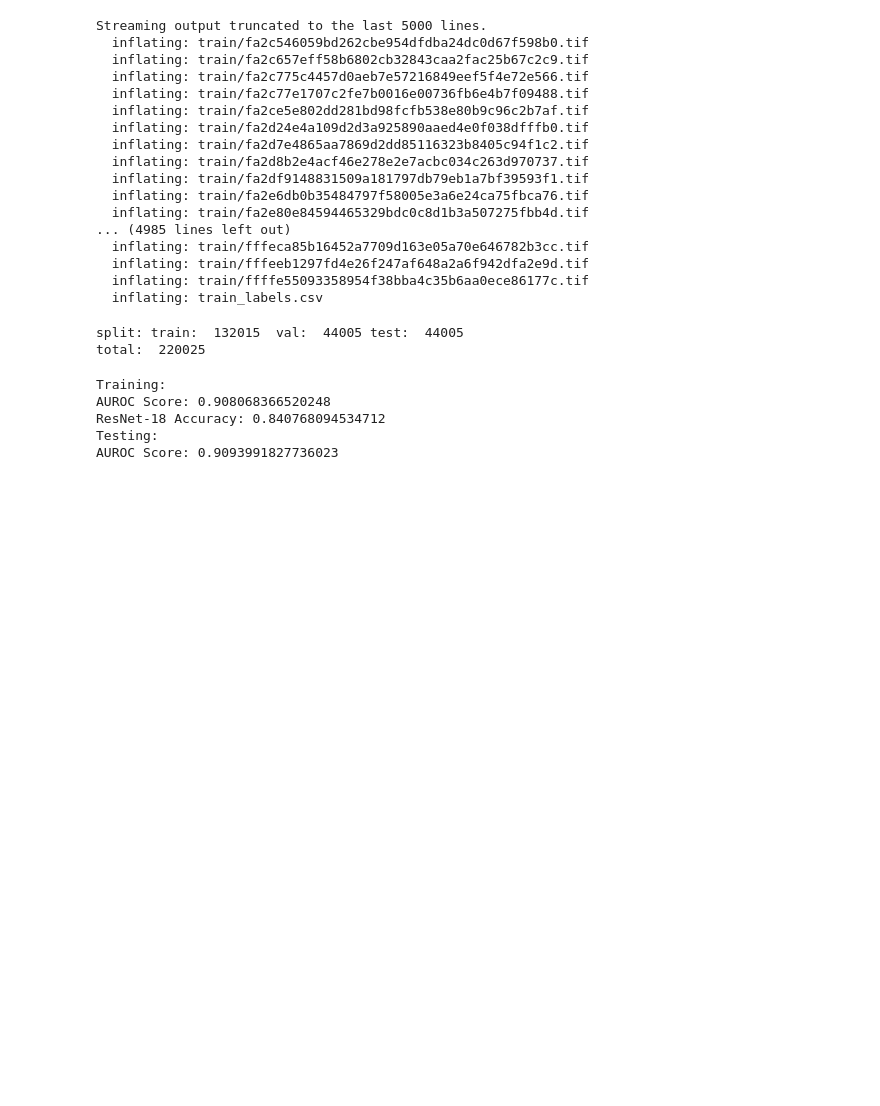
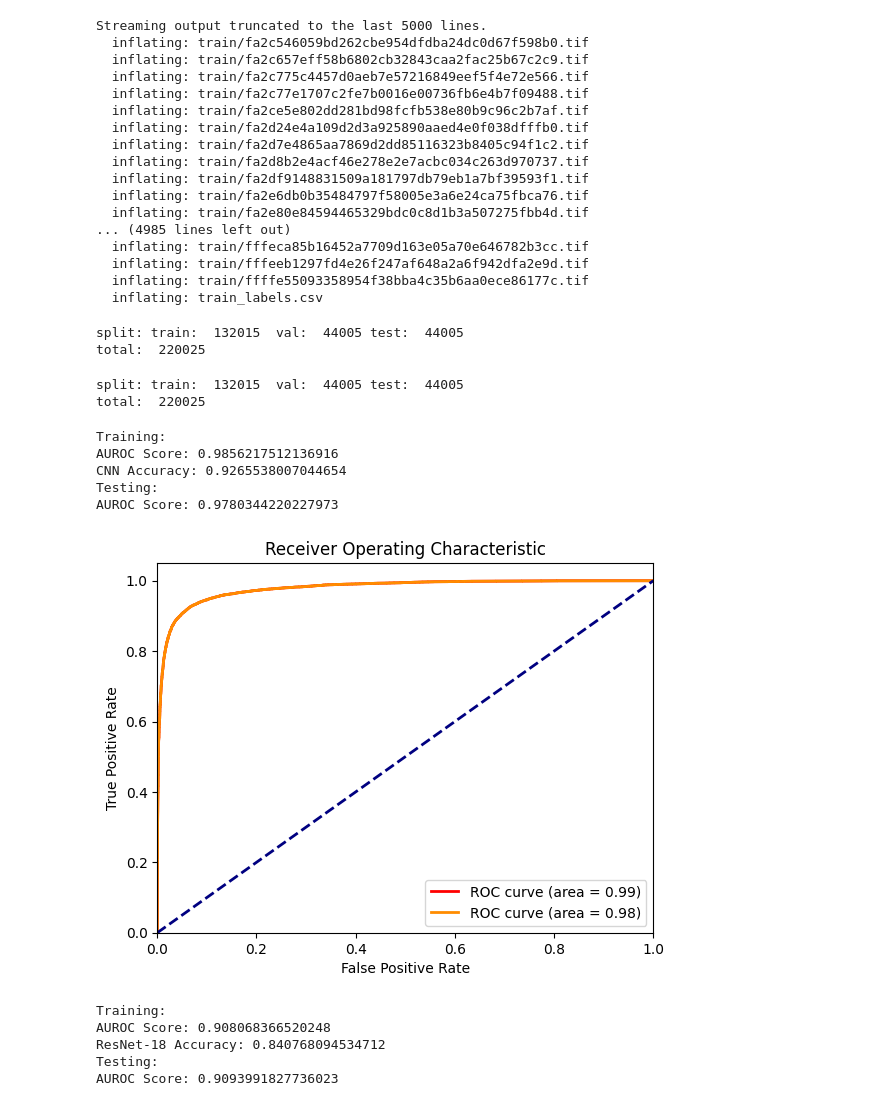
Before and after one commit to Tiffz-24/ACV-Project, a Jupyter notebook: test2.ipynb, the cells around one changed output. Saved outputs shown, nothing was run; the diff lists cells and outputs as text; code cells hidden in the pictures; blank space fills up the shorter version.

```diff
--- a/test2.ipynb
+++ b/test2.ipynb
@@ -171,8 +171,10 @@ def get_dataloaders(pcam_directory, train_transforms, val_transforms, test_trans
     Ouputs:
         tr_ds: PCAMDataset
         val_ds: PCamDataset
+        test_ds: PCamDataset
         tr_dl: torch Dataloader
         val_dl: torch Dataloader
+        test_dl: torch Dataloader
     """
     label_mapping, train_fps, val_fps, test_fps = load_train_data(pcam_directory, split_train, split_test)
     tr_ds, val_ds, test_ds = PCamDataset(train_fps, transform=train_transforms), PCamDataset(val_fps, transform=val_transforms), PCamDataset(test_fps, transform=test_transforms)
@@ -315,6 +317,27 @@ def train(model, num_epochs, train_dataloader, val_dataloader, criterion, optimi
     model.load_state_dict(best_model_wts)
     log.info(f"Training complete. Best Validation Accuracy: {best_acc:.5f}")
     return model
+# %%
+class PCamCNN(nn.Module):
+    def __init__(self):
+        super(PCamCNN, self).__init__()
+        self.conv1 = nn.Conv2d(3, 32, kernel_size=3, padding=1)
+        self.conv2 = nn.Conv2d(32, 64, kernel_size=3, padding=1)
+        self.conv3 = nn.Conv2d(64, 128, kernel_size=3, padding=1)
+        self.fc1 = nn.Linear(128 * 12 * 12, 512)
+        self.fc2 = nn.Linear(512, 2)
+        self.pool = nn.MaxPool2d(2, 2)
+
+    def forward(self, x):
+        x = self.pool(F.relu(self.conv1(x)))
+        x = self.pool(F.relu(self.conv2(x)))
+        x = self.pool(F.relu(self.conv3(x)))
+        x = x.view(-1, 128 * 12 * 12)
+        x = F.relu(self.fc1(x))
+        x = self.fc2(x)
+        return x
+
+CNN_model = PCamCNN()
 # %%
 import torch.nn as nn
 import torch.utils.model_zoo as model_zoo
@@ -552,6 +562,26 @@ final_model = train(model, num_epochs, tr_dl, val_dl, criterion, optimizer, sche
 # %% [output]
 split: train:  132015  val:  44005 test:  44005
 total:  220025
+# %%
+model = resnet18(pretrained=True, num_classes=2)
+if torch.cuda.is_available():
+    model = model.cuda()
+optimizer = torch.optim.AdamW([{'params': model.out_fc.parameters(), 'lr': 1e-3}])
+criterion = nn.CrossEntropyLoss()
+num_epochs = 10
+scheduler = torch.optim.lr_scheduler.OneCycleLR(
+    optimizer, max_lr=1e-2,
+    total_steps=num_epochs * len(tr_dl),
+)
+final_model = train(model, num_epochs, tr_dl, val_dl, criterion, optimizer, scheduler)
+# %% [output]
+split: train:  132015  val:  44005 test:  44005
+total:  220025
+# %%
+optimizer = torch.optim.AdamW([{'params': CNN_model.parameters(), 'lr': 1e-3}])
+if torch.cuda.is_available():
+    CNN_model = CNN_model.cuda()
+CNN_model_output = train(CNN_model, num_epochs, tr_dl, val_dl, criterion, optimizer, scheduler)
 # %%
 from sklearn.metrics import roc_auc_score
 
@@ -592,6 +622,15 @@ def plot_auroc_curve(model, model_name, train_dataloader, test_dataloader, crite
     plt.title('Receiver Operating Characteristic')
     plt.legend(loc="lower right")
     plt.show()
+# %%
+plot_auroc_curve(CNN_model_output, "CNN", tr_dl, test_dl, criterion)
+# %% [output]
+Training:
+AUROC Score: 0.9856217512136916
+CNN Accuracy: 0.9265538007044654
+Testing:
+AUROC Score: 0.9780344220227973
+[figure, added]
 # %%
 plot_auroc_curve(final_model, "ResNet-18", tr_dl, test_dl, criterion)
 # %% [output]
```
Also changed, not shown: parts of 1 cell of this notebook.
